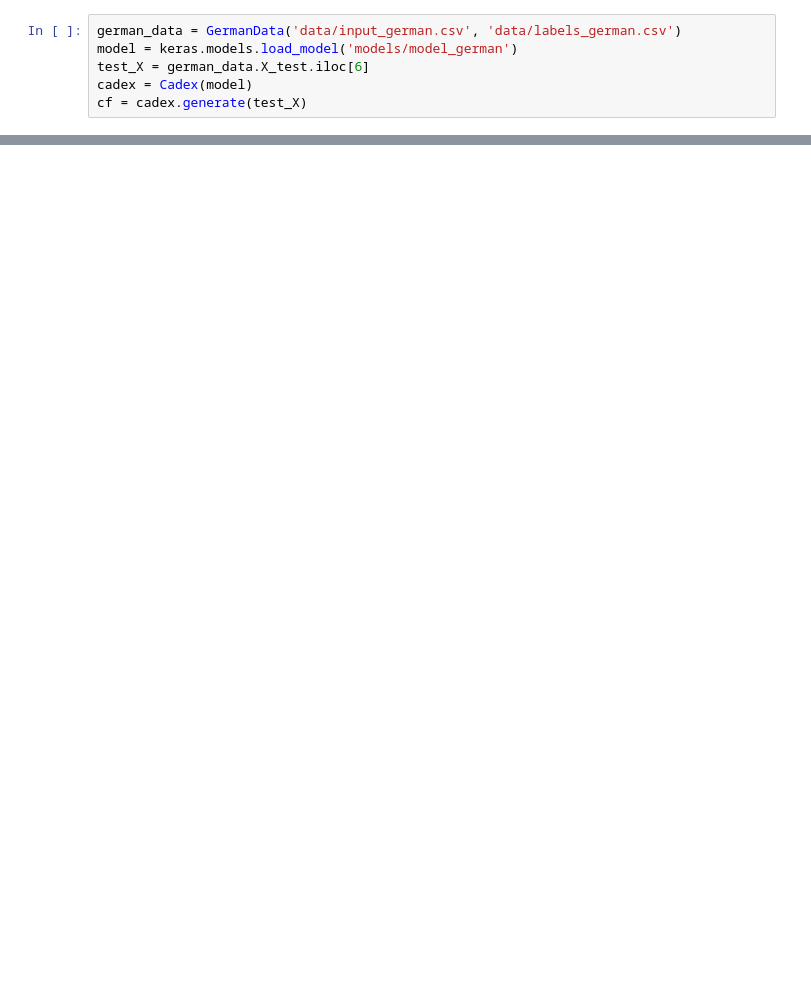
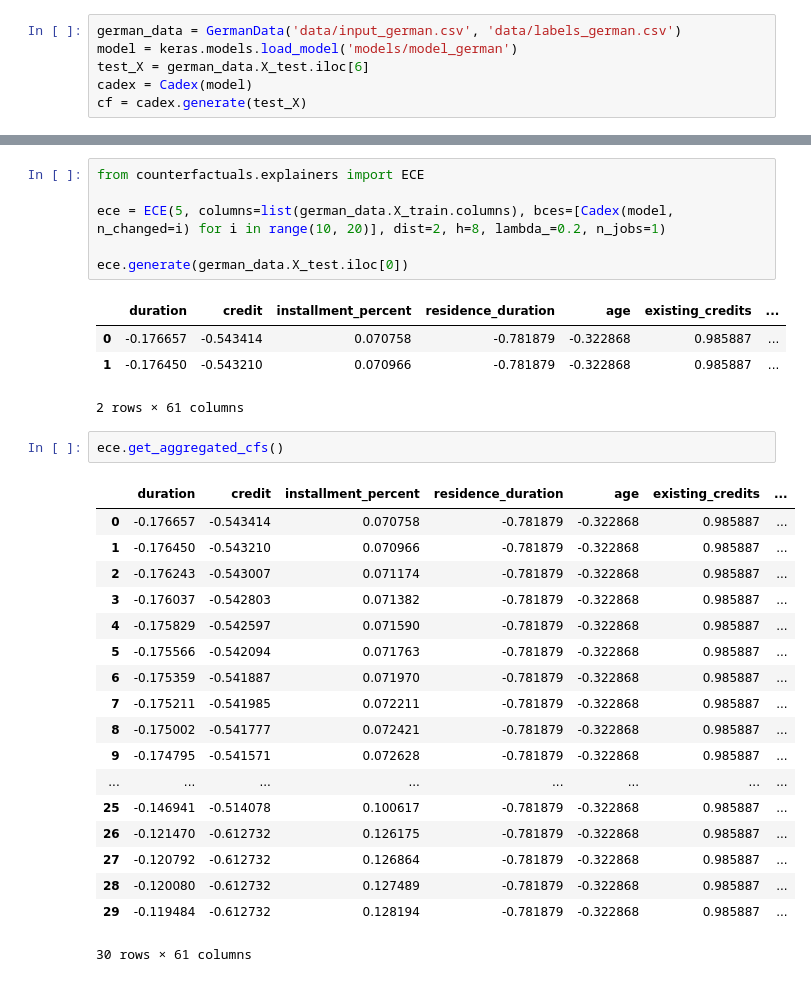
Before and after one commit to LoGosX/CFEC, a Jupyter notebook: evaluation/evaluate_cadex.ipynb, the cells around one changed output, grey strips where cells are left out. Drawn from its saved outputs; the diff is of its cells as text; blank space fills up the shorter version.

```diff
--- a/evaluation/evaluate_cadex.ipynb
+++ b/evaluation/evaluate_cadex.ipynb
@@ -49,0 +54,32 @@ compare(test_X, cf)
+# %%
+from counterfactuals.explainers import ECE
+
+ece = ECE(5, columns=list(german_data.X_train.columns), bces=[Cadex(model, n_changed=i) for i in range(10, 20)], dist=2, h=8, lambda_=0.2, n_jobs=1)
+
+ece.generate(german_data.X_test.iloc[0])
+# %% [output]
+|  | duration | credit | installment_percent | residence_duration | age | existing_credits | ... |
+| 0 | -0.176657 | -0.543414 | 0.070758 | -0.781879 | -0.322868 | 0.985887 | ... |
+| 1 | -0.176450 | -0.543210 | 0.070966 | -0.781879 | -0.322868 | 0.985887 | ... |
+2 rows × 61 columns
+# %%
+ece.get_aggregated_cfs()
+# %% [output]
+|  | duration | credit | installment_percent | residence_duration | age | existing_credits | ... |
+| 0 | -0.176657 | -0.543414 | 0.070758 | -0.781879 | -0.322868 | 0.985887 | ... |
+| 1 | -0.176450 | -0.543210 | 0.070966 | -0.781879 | -0.322868 | 0.985887 | ... |
+| 2 | -0.176243 | -0.543007 | 0.071174 | -0.781879 | -0.322868 | 0.985887 | ... |
+| 3 | -0.176037 | -0.542803 | 0.071382 | -0.781879 | -0.322868 | 0.985887 | ... |
+| 4 | -0.175829 | -0.542597 | 0.071590 | -0.781879 | -0.322868 | 0.985887 | ... |
+| 5 | -0.175566 | -0.542094 | 0.071763 | -0.781879 | -0.322868 | 0.985887 | ... |
+| 6 | -0.175359 | -0.541887 | 0.071970 | -0.781879 | -0.322868 | 0.985887 | ... |
+| 7 | -0.175211 | -0.541985 | 0.072211 | -0.781879 | -0.322868 | 0.985887 | ... |
+| 8 | -0.175002 | -0.541777 | 0.072421 | -0.781879 | -0.322868 | 0.985887 | ... |
+| 9 | -0.174795 | -0.541571 | 0.072628 | -0.781879 | -0.322868 | 0.985887 | ... |
+| ... | ... | ... | ... | ... | ... | ... | ... |
+| 25 | -0.146941 | -0.514078 | 0.100617 | -0.781879 | -0.322868 | 0.985887 | ... |
+| 26 | -0.121470 | -0.612732 | 0.126175 | -0.781879 | -0.322868 | 0.985887 | ... |
+| 27 | -0.120792 | -0.612732 | 0.126864 | -0.781879 | -0.322868 | 0.985887 | ... |
+| 28 | -0.120080 | -0.612732 | 0.127489 | -0.781879 | -0.322868 | 0.985887 | ... |
+| 29 | -0.119484 | -0.612732 | 0.128194 | -0.781879 | -0.322868 | 0.985887 | ... |
+30 rows × 61 columns
```
Also changed, not shown: parts of 5 cells of this notebook, 10 other files.
